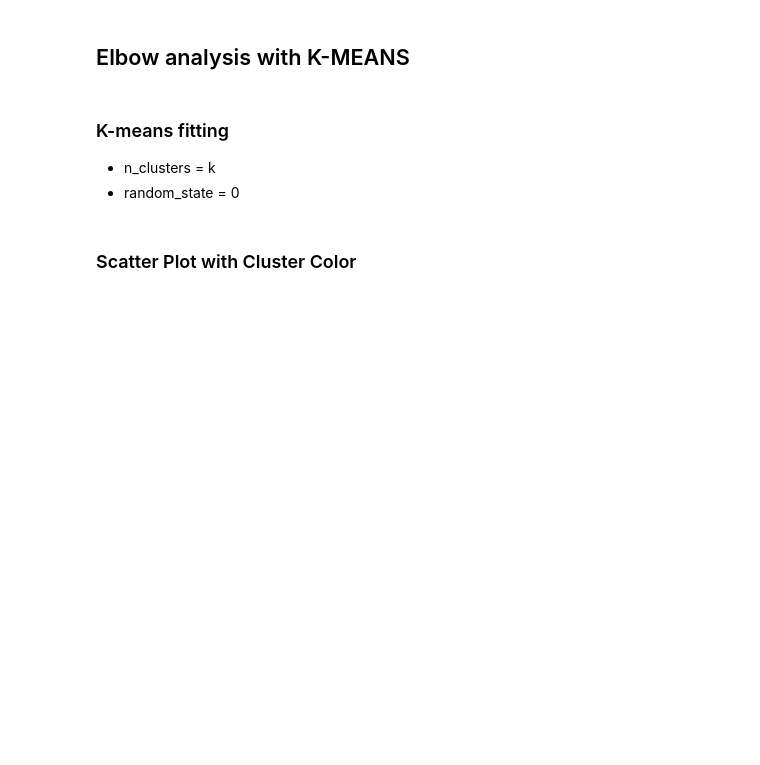
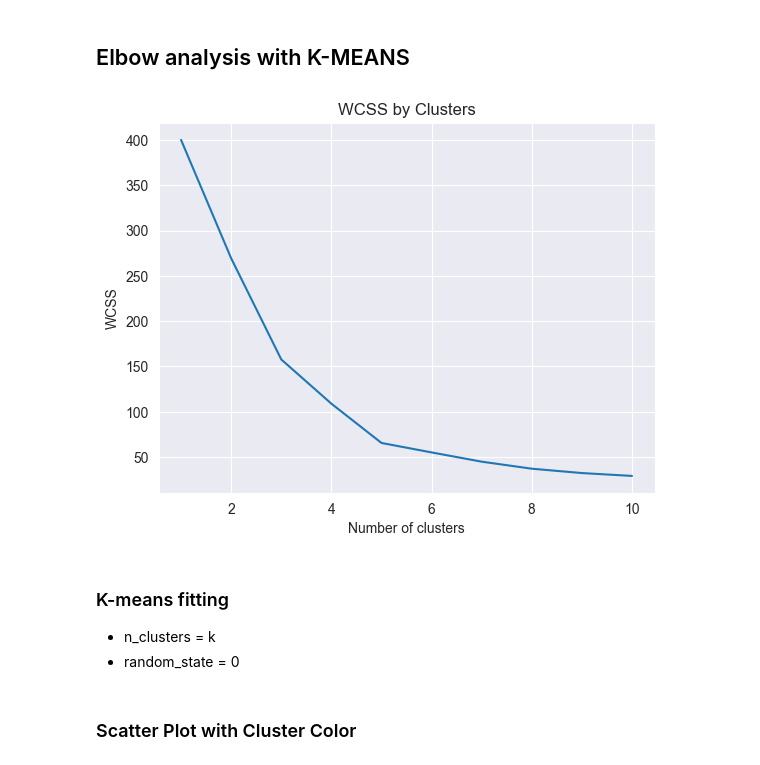
Before and after one commit to Edeline24601/ai-assignment, a Jupyter notebook: [AI2025]_Clustering.ipynb, the cells around one changed output. Cells and saved outputs as stored; diff of their text form; code cells hidden in the pictures; blank space fills up the shorter version.

```diff
--- a/[AI2025]_Clustering.ipynb
+++ b/[AI2025]_Clustering.ipynb
@@ -26,9 +40,9 @@ from sklearn.preprocessing import StandardScaler
 scaler = StandardScaler()
 
 # Choosing
-data = #######
+data = df[["Annual Income (k$)", "Spending Score (1-100)"]]
 
 # Scaling
-data = pd.DataFrame(scaler.#######, columns=data.columns)
+data = pd.DataFrame(scaler.fit_transform(data), columns=data.columns)
 
 data.head()
@@ -37,27 +58,29 @@ data.head()
 # %%
 #importing the libraries
 import numpy as np
 import matplotlib.pyplot as plt
 from sklearn.cluster import KMeans
 %matplotlib inline
 
 # Create 10 models with 1 to 10 clusters
 wcss = []
 for i in range(1, 11):
-    kmeans = ################
+    kmeans = KMeans(n_clusters=i, random_state=0, init='k-means++', n_init=10)
 
     # Fit the data points
-    kmeans.##################
+    kmeans.fit(data)
 
     # Get the WCSS (inertia) value
     wcss.append(kmeans.inertia_)
 
 #Plot the WCSS values onto a line graph
 plt.plot(range(1, 11), wcss)
 plt.title('WCSS by Clusters')
 plt.xlabel('Number of clusters')
 plt.ylabel('WCSS')
 plt.show()
+# %% [output]
+[figure, added]
 # %% [markdown]
 ### K-means fitting
 - n_clusters = k
```
Also changed, not shown: parts of 8 cells of this notebook.
